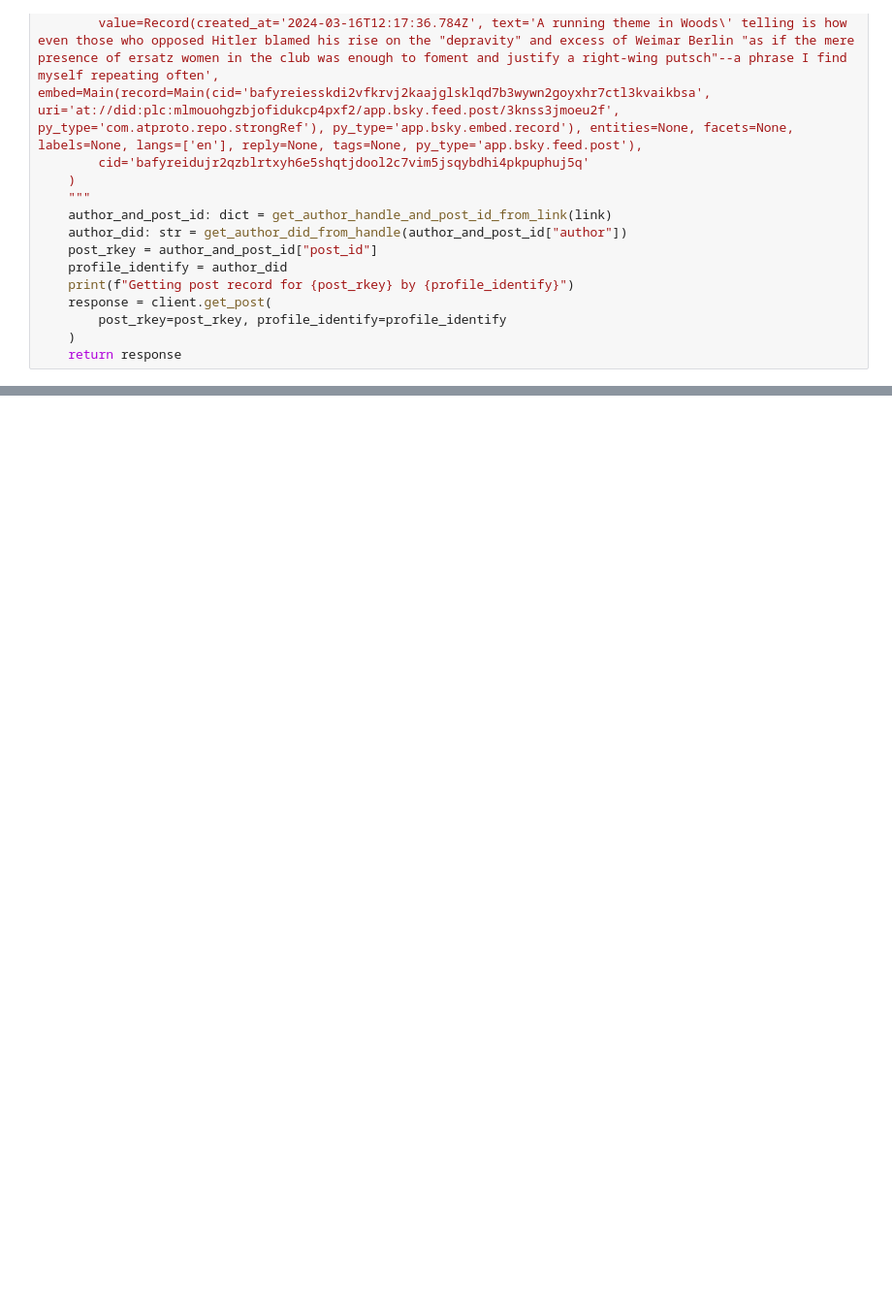
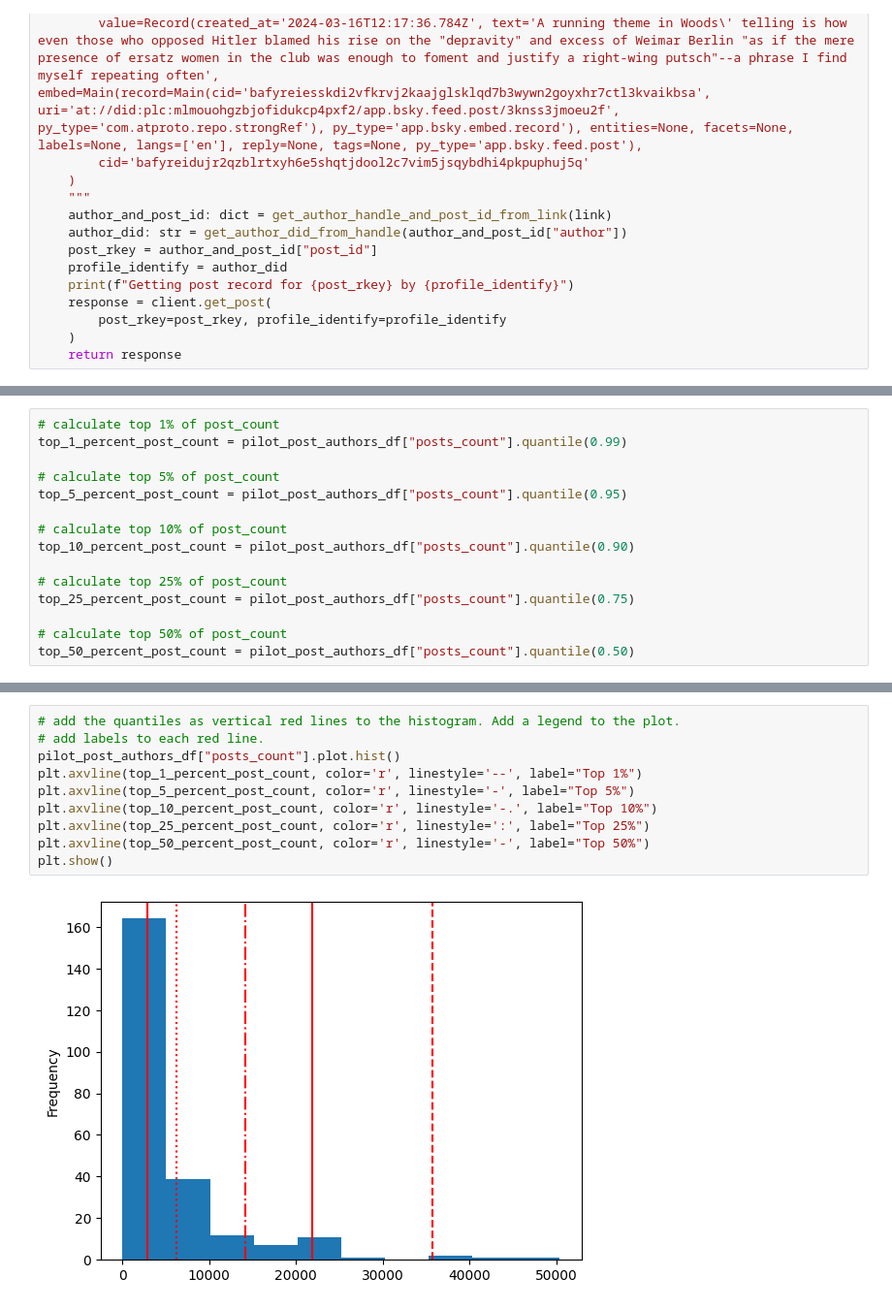
Before and after one commit to METResearchGroup/bluesky-research, a Jupyter notebook: services/rank_posts/rank_posts.ipynb, the cells around one changed output, grey strips where cells are left out. Shown at 97% size. Saved outputs shown, nothing was run; the diff lists cells and outputs as text; blank space fills up the shorter version.

```diff
--- a/services/rank_posts/rank_posts.ipynb
+++ b/services/rank_posts/rank_posts.ipynb
@@ -175,0 +397,15 @@ noncivic_posts_dicts = noncivic_posts.to_dict(orient='records')
+# %%
+# calculate top 1% of post_count
+top_1_percent_post_count = pilot_post_authors_df["posts_count"].quantile(0.99)
+
+# calculate top 5% of post_count
+top_5_percent_post_count = pilot_post_authors_df["posts_count"].quantile(0.95)
+
+# calculate top 10% of post_count
+top_10_percent_post_count = pilot_post_authors_df["posts_count"].quantile(0.90)
+
+# calculate top 25% of post_count
+top_25_percent_post_count = pilot_post_authors_df["posts_count"].quantile(0.75)
+
+# calculate top 50% of post_count
+top_50_percent_post_count = pilot_post_authors_df["posts_count"].quantile(0.50)
@@ -175,0 +424,12 @@ noncivic_posts_dicts = noncivic_posts.to_dict(orient='records')
+# %%
+# add the quantiles as vertical red lines to the histogram. Add a legend to the plot.
+# add labels to each red line.
+pilot_post_authors_df["posts_count"].plot.hist()
+plt.axvline(top_1_percent_post_count, color='r', linestyle='--', label="Top 1%")
+plt.axvline(top_5_percent_post_count, color='r', linestyle='-', label="Top 5%")
+plt.axvline(top_10_percent_post_count, color='r', linestyle='-.', label="Top 10%")
+plt.axvline(top_25_percent_post_count, color='r', linestyle=':', label="Top 25%")
+plt.axvline(top_50_percent_post_count, color='r', linestyle='-', label="Top 50%")
+plt.show()
+# %% [output]
+[figure, added]
```
Also changed, not shown: parts of 123 cells of this notebook, 7 other files.
